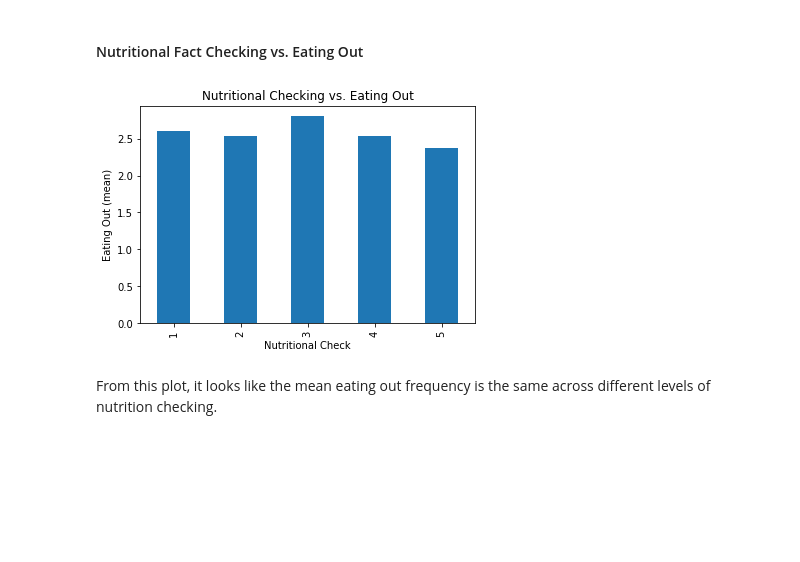
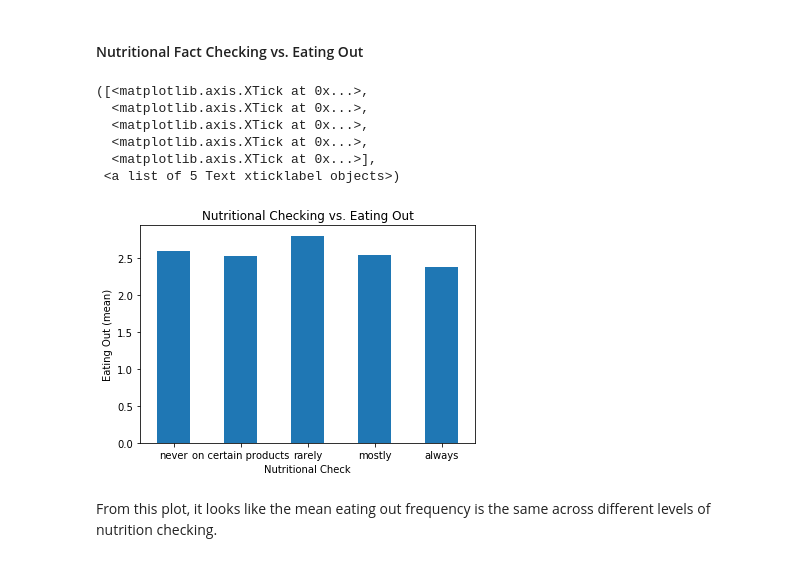
Before and after one commit to tiffanyhsu001/Stats131_FinalProject, a Jupyter notebook: Full_Report.ipynb, the cells around one changed output. Cells and saved outputs as stored; diff of their text form; code cells hidden in the pictures; blank space fills up the shorter version.

```diff
--- a/Full_Report.ipynb
+++ b/Full_Report.ipynb
@@ -979,8 +991,15 @@ From the results of the ANOVA, we conclude that income does not have statistical
 #### Nutritional Fact Checking vs. Eating Out
 # %%
 plotting(df2.groupby('nutritional_check').mean()['eating_out'], 'Nutritional Checking vs. Eating Out', 'Nutritional Check', 'Eating Out (mean)')
+plt.xticks(ticks = [0,1,2,3,4], labels = ['never', 'on certain products', 'rarely', 'mostly', 'always'], rotation = 'horizontal' )
 # %% [output]
+([<matplotlib.axis.XTick at 0x...>,
+  <matplotlib.axis.XTick at 0x...>,
+  <matplotlib.axis.XTick at 0x...>,
+  <matplotlib.axis.XTick at 0x...>,
+  <matplotlib.axis.XTick at 0x...>],
+ <a list of 5 Text xticklabel objects>)
-[figure, old version]
+[figure, new version]
 # %% [markdown]
 From this plot, it looks like the mean eating out frequency is the same across different levels of nutrition checking.
 # %%
```
Also changed, not shown: parts of 16 cells of this notebook.
